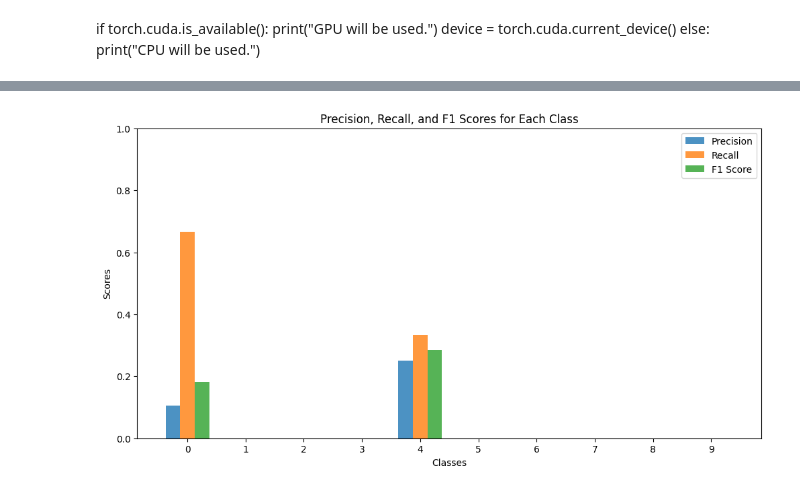
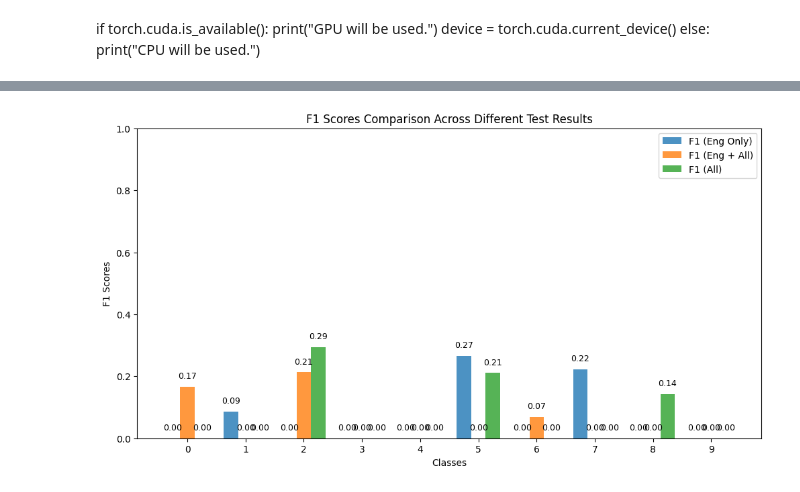
Before and after one commit to DavidSevic/expert-prediction-nlp, a Jupyter notebook: project.ipynb, the cells around one changed output, grey strips where cells are left out. Cells and saved outputs as stored; diff of their text form; code cells hidden in the pictures.

Commit message:
Add: Comparison for BERT with english and multilingual model, in total 3 variations

```diff
--- a/project.ipynb
+++ b/project.ipynb
@@ -607,7 +591,7 @@ DistilBertModel(
 # %% [markdown]
 ##### Inspect the output shape of the model
 # %%
-first_sample = train_dataset[0]
-hidden_state = distil_bert(first_sample['input_ids'].unsqueeze(0), attention_mask=first_sample['attention_mask'].unsqueeze(0))
+first_sample = train_dataset_all[0]
+hidden_state = distil_bert_eng(first_sample['input_ids'].unsqueeze(0), attention_mask=first_sample['attention_mask'].unsqueeze(0))
 hidden_state[0].shape
 # %% [output]
@@ -820,5 +820,7 @@ if torch.cuda.is_available():
 else:
   print("CPU will be used.")
 # %%
-train_results = trainer.train()
+train_results_eng_only = trainer_eng_only.train()
+train_results_eng_all = trainer_eng_all.train()
+train_results_all = trainer_all.train()
 # %% [output]
@@ -832,12 +866,6 @@ train_results = trainer.train()
 # %%
-test_results = trainer.predict(test_dataset=test_dataset)
-"""
-#print('Predictions: \n', test_results.predictions)
-print('\nAccuracy: ', test_results.metrics['test_accuracy'])
-print('Precision: ', test_results.metrics['test_precision'])
-print('Recall: ', test_results.metrics['test_recall'])
-print('F1: ', test_results.metrics['test_f1'])
-print(classes)
-"""
+test_results_eng_only = trainer_eng_only.predict(test_dataset=test_dataset_eng)
+test_results_eng_all = trainer_eng_all.predict(test_dataset=test_dataset_all)
+test_results_all = trainer_all.predict(test_dataset=test_dataset_all)
 # %% [output]
 [interactive output not drawn]
@@ -859,31 +874,46 @@ test_results.metrics
 # %%
 import numpy as np
+import matplotlib.pyplot as plt
 
-f1_scores = test_results.metrics["test_f1"]
-precision_scores = test_results.metrics["test_precision"]
-recall_scores = test_results.metrics["test_recall"]
+# Extract F1 scores from each test result
+f1_scores_eng_only = test_results_eng_only.metrics["test_f1"]
+f1_scores_eng_all = test_results_eng_all.metrics["test_f1"]
+f1_scores_all = test_results_all.metrics["test_f1"]
 
-for i in range(len(f1_scores)):
-    print(f'class: {i}')
-    print(f'f1 score: {f1_scores[i]}')
-    print(f'precision: {precision_scores[i]}')
-    print(f'recall: {recall_scores[i]}')
-    print('--------------------------------')
+# Number of classes
+num_classes = len(f1_scores_eng_only)
 
-x = np.arange(len(f1_scores))
+# Create x positions for the bars
+x = np.arange(num_classes)
 width = 0.25
 
+# Plot the F1 scores
 plt.figure(figsize=(12, 6))
-plt.bar(x - width, precision_scores, width, label='Precision', alpha=0.8)
-plt.bar(x, recall_scores, width, label='Recall', alpha=0.8)
-plt.bar(x + width, f1_scores, width, label='F1 Score', alpha=0.8)
+bars_eng_only = plt.bar(x - width, f1_scores_eng_only, width, label='F1 (Eng Only)', alpha=0.8)
+bars_eng_all = plt.bar(x, f1_scores_eng_all, width, label='F1 (Eng + All)', alpha=0.8)
+bars_all = plt.bar(x + width, f1_scores_all, width, label='F1 (All)', alpha=0.8)
 
+# Add labels, title, and legend
 plt.xlabel('Classes')
-plt.ylabel('Scores')
-plt.title('Precision, Recall, and F1 Scores for Each Class')
+plt.ylabel('F1 Scores')
+plt.title('F1 Scores Comparison Across Different Test Results')
 plt.ylim(0, 1)
-plt.xticks(ticks=x, labels=range(len(f1_scores)))
+plt.xticks(ticks=x, labels=range(num_classes))
 plt.legend()
 
+# Add F1 score values on top of bars
+for bars in [bars_eng_only, bars_eng_all, bars_all]:
+    for bar in bars:
+        height = bar.get_height()
+        plt.text(
+            bar.get_x() + bar.get_width() / 2,
+            height + 0.02,  # Slightly above the bar
+            f'{height:.2f}',
+            ha='center',
+            va='bottom',
+            fontsize=9
+        )
+
+# Show the plot
 plt.show()
 # %% [output]
@@ -907 +920 @@ recall: 0.0
-[figure, old version]
+[figure, new version]
```
Also changed, not shown: parts of 26 cells of this notebook, 1 other file.
